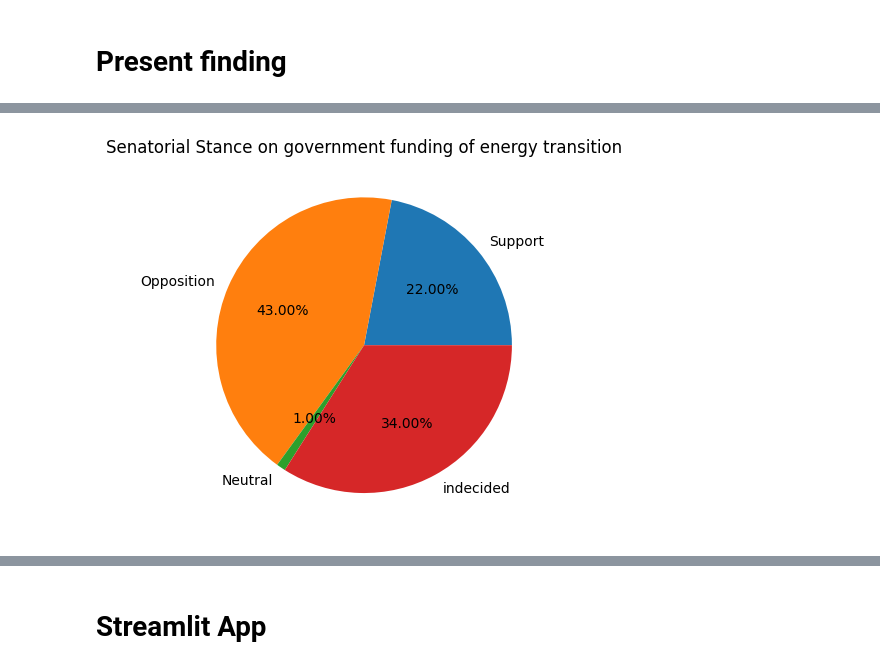
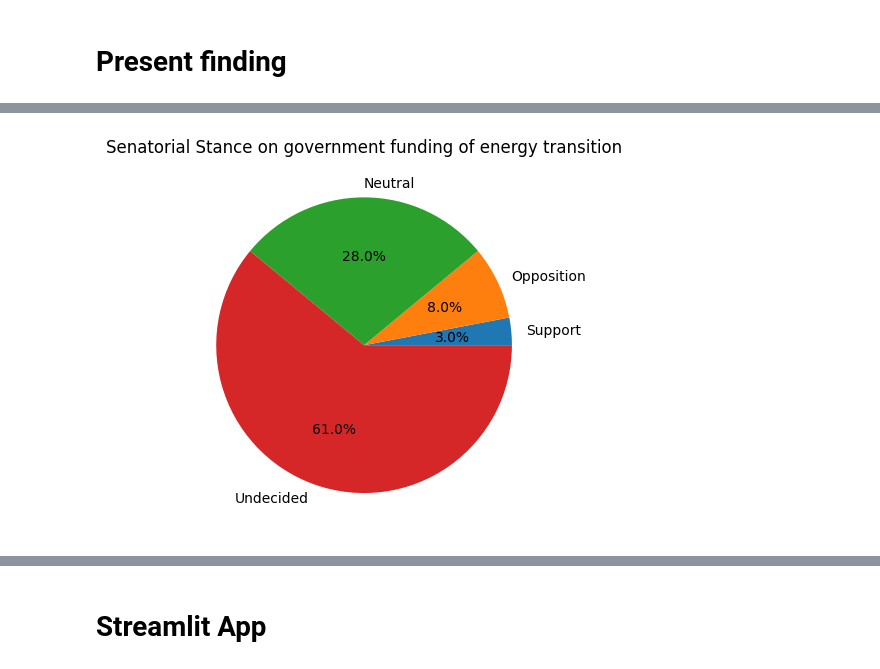
Before and after one commit to mzaoualim/lobbying_with_LLM, a Jupyter notebook: steps_lobbying_LLM.ipynb, the cells around one changed output, grey strips where cells are left out. Saved outputs shown, nothing was run; the diff lists cells and outputs as text; code cells hidden in the pictures.

````diff
--- a/steps_lobbying_LLM.ipynb
+++ b/steps_lobbying_LLM.ipynb
@@ -187,2 +184,4 @@ WARNING:langchain_google_genai.chat_models:Retrying langchain_google_genai.chat_
+# %%
+response = {'output_text': '```python\n{\n "Support": [\n  "@SenatorShaheen",\n  "@SenatorBennet",\n  "@SenAngusKing"\n ],\n "Opposition": [\n  "@SenJohnBarrasso",\n  "@MikeCrapo",\n  "@SenKevinCramer",\n  "@SenatorRounds",\n  "@SenatorHagerty",\n  "@SenLummis",\n  "@SenKatieBritt",\n  "@SteveDaines"\n ],\n "Neutral": [\n  "@ChrisMurphyCT",\n  "@SenTinaSmith",\n  "@SenToddYoung",\n  "@SenBillCassidy",\n  "@Sen_JoeManchin",\n  "@SenSherrodBrown",\n  "@JDVance1",\n  "@SenatorLankford",\n  "@SenMikeLee",\n  "@lisamurkowski",\n  "@SenMullin",\n  "@SenRandPaul",\n  "@SenatorRicketts",\n  "@SenatorRisch",\n  "@SenatorRomney",\n  "@SenMarcoRubio",\n  "@SenEricSchmitt",\n  "@SenRickScott",\n  "@SenatorTimScott",\n  "@SenDanSullivan",\n  "@SenJohnThune",\n  "@SenThomTillis",\n  "@SenTuberville",\n  "@SenAlexPadilla",\n  "@SenMarkey",\n  "@SenJeffMerkley",\n  "@SenWarren",\n  "@SenWhitehouse"\n ]\n}\n```'}
 # %% [markdown]
 # Present finding
@@ -225,0 +188,9 @@ size
+# %%
+# cleaning dicitonnary
+for i in response['output_text']:
+  if i == '{':
+    f = response['output_text'].index(i)
+  elif i == '}':
+    l = response['output_text'].index(i)
+
+answer = eval(response['output_text'][f:l+1])
@@ -226,12 +217,17 @@ size
 # %%
+# PieChart of Senatorial Stance
 import matplotlib.pyplot as plt
 
-labels = [i for i in ans.keys()] + ['indecided']
-sizes = [len(i) for i in ans.values()] + [100-size]
+# compute the size of remaining undecided senators
+len_undecided = 100 - sum([len(i) for i in answer.values()])
+
+# getting labels and sizes
+labels = [i for i in answer.keys() if len(answer[i]) > 0] + ['Undecided' if len_undecided > 0 else '']
+sizes = [len(i) for i in answer.values() if len(i) > 0] + [len_undecided if len_undecided > 0 else '']
 
 fig, ax = plt.subplots()
-ax.pie(sizes, labels=labels, autopct='%.2f%%')
+ax.pie(sizes, labels=labels, autopct='%.1f%%')
 plt.title(f'Senatorial Stance on {question}')
 plt.show()
 # %% [output]
-[figure, old version]
+[figure, new version]
````
Also changed, not shown: parts of 17 cells of this notebook.
